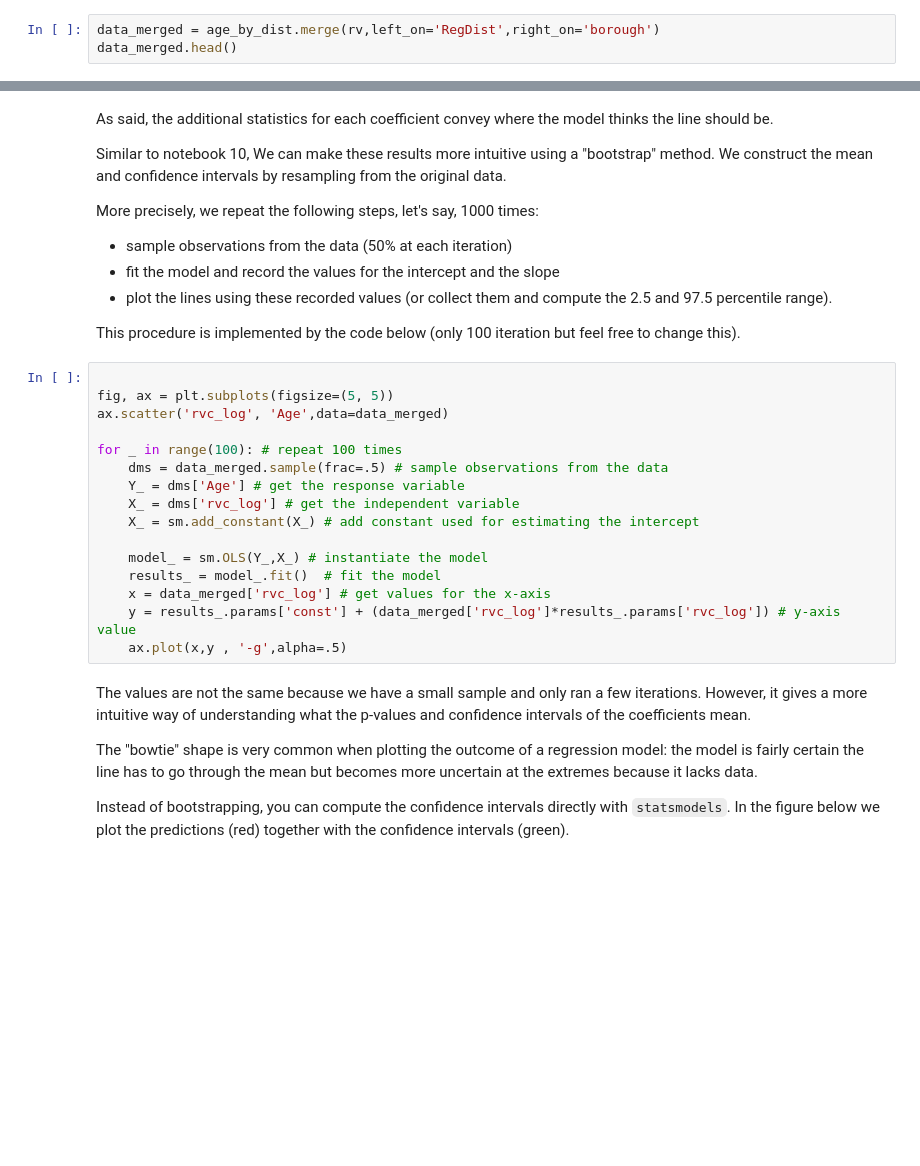
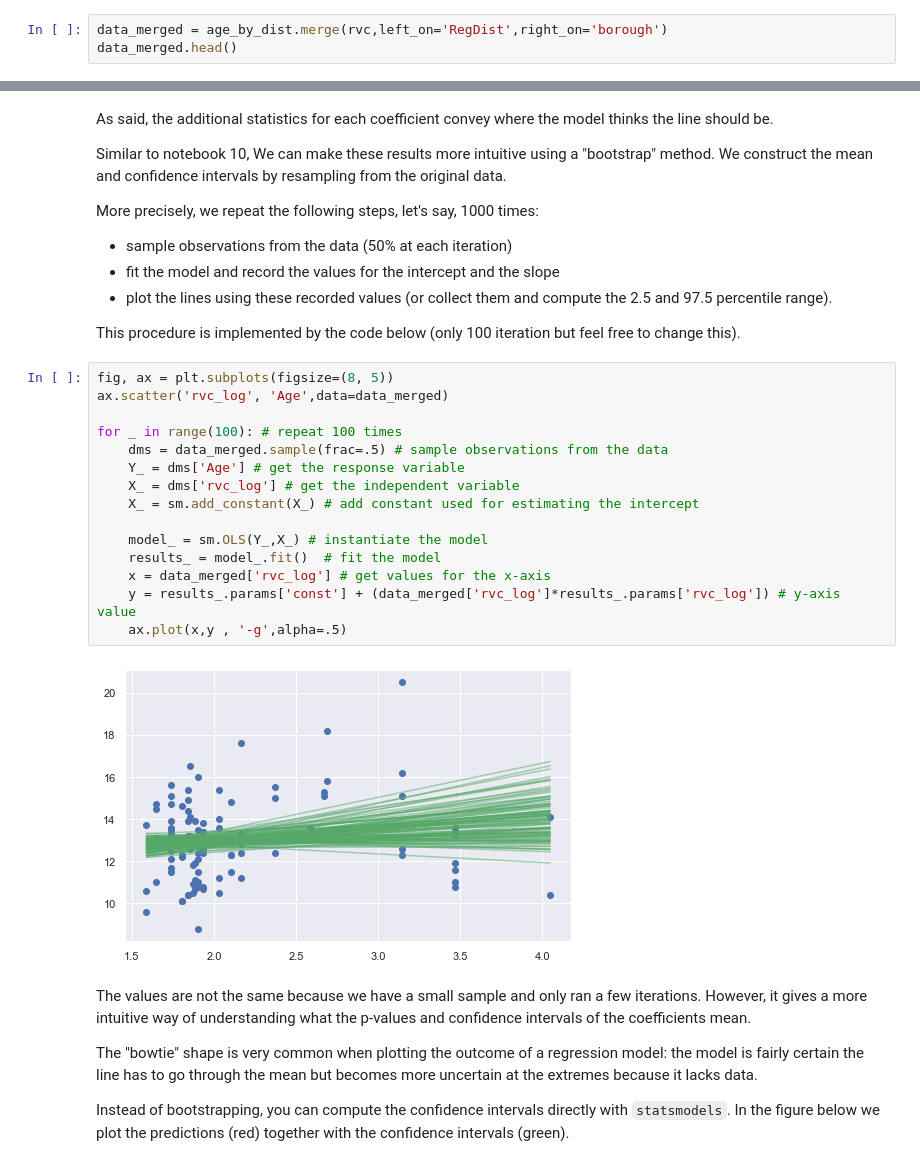
Before and after one commit to kasparvonbeelen/ghi_python, a Jupyter notebook: 11_-_Linear_Regression.ipynb, the cells around one changed output, grey strips where cells are left out. Saved outputs shown, nothing was run; the diff lists cells and outputs as text; blank space fills up the shorter version.

```diff
--- a/11_-_Linear_Regression.ipynb
+++ b/11_-_Linear_Regression.ipynb
@@ -139,5 +227,5 @@ Sometimes we want `.merge()` using the index of a data frame instead of a column
 
 The `.merge()` operation should be more understandable at this point: we merge `age_by_dist` (left) with `rvc`. For the left data frame we use the index (`left_index=True`), for the right the `'borough'` column  (`right_on='borough'`).
 # %%
-data_merged = age_by_dist.merge(rv,left_on='RegDist',right_on='borough')
+data_merged = age_by_dist.merge(rvc,left_on='RegDist',right_on='borough')
 data_merged.head()
@@ -524,21 +785,22 @@ More precisely, we repeat the following steps, let's say, 1000 times:
 
 This procedure is implemented by the code below (only 100 iteration but feel free to change this).
 # %%
-
-fig, ax = plt.subplots(figsize=(5, 5))
+fig, ax = plt.subplots(figsize=(8, 5))
 ax.scatter('rvc_log', 'Age',data=data_merged)
 
 for _ in range(100): # repeat 100 times
     dms = data_merged.sample(frac=.5) # sample observations from the data
     Y_ = dms['Age'] # get the response variable
     X_ = dms['rvc_log'] # get the independent variable
     X_ = sm.add_constant(X_) # add constant used for estimating the intercept
 
     model_ = sm.OLS(Y_,X_) # instantiate the model
     results_ = model_.fit()  # fit the model
     x = data_merged['rvc_log'] # get values for the x-axis
     y = results_.params['const'] + (data_merged['rvc_log']*results_.params['rvc_log']) # y-axis value
     ax.plot(x,y , '-g',alpha=.5)
+# %% [output]
+[figure, added]
 # %% [markdown]
 The values are not the same because we have a small sample and only ran a few iterations. However, it gives a more intuitive way of understanding what the p-values and confidence intervals of the coefficients mean.
 
```
Also changed, not shown: parts of 63 cells of this notebook.
